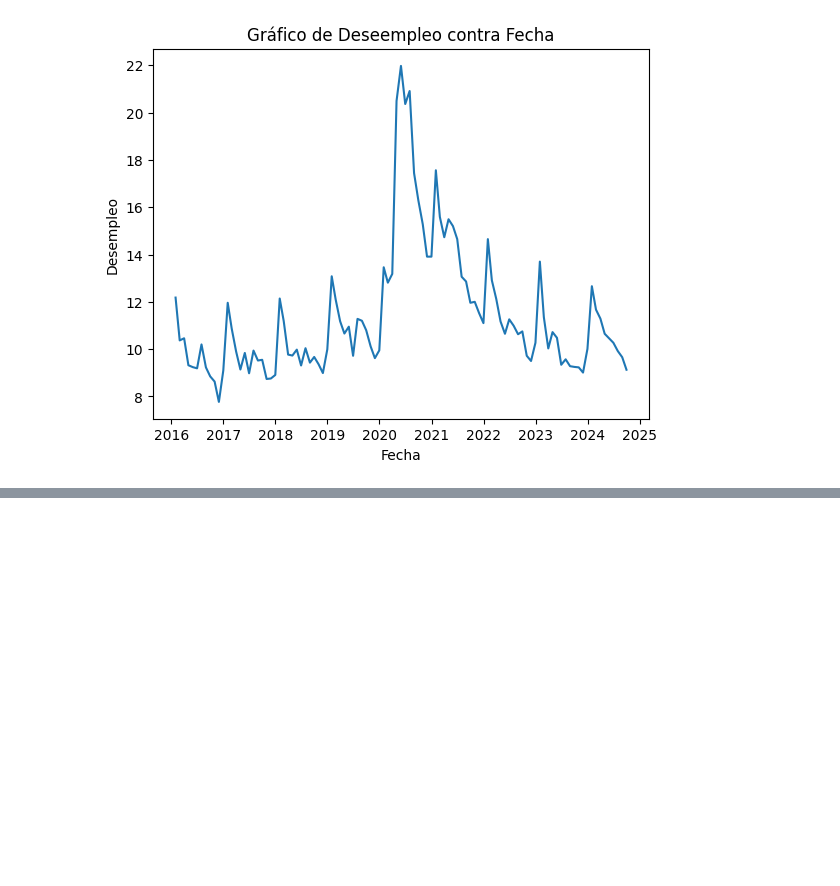
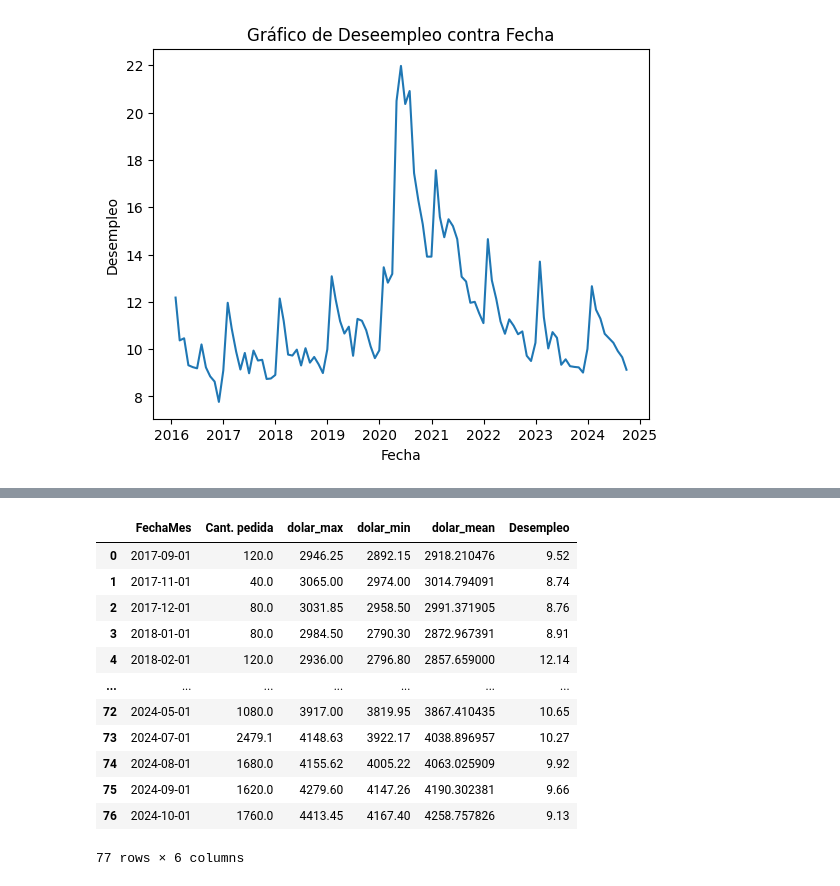
Before and after one commit to jaimereinoso2/SUMIQUIM_PILOTO, a Jupyter notebook: v1/app.ipynb, the cells around one changed output, grey strips where cells are left out. Cells and saved outputs as stored; diff of their text form; code cells hidden in the pictures; blank space fills up the shorter version.

```diff
--- a/v1/app.ipynb
+++ b/v1/app.ipynb
@@ -143,3 +146,8 @@ plt.ylabel('Desempleo')
 plt.show()
 # %% [output]
 [figure]
+# %%
+dfd['FechaMes'] =  dfd['Fecha'].dt.to_period('M').dt.to_timestamp()
+dfd_mes = dfd.groupby('FechaMes').agg({'Dolar':['max','min','mean']}).reset_index()
+dfd_mes.columns = ['FechaMes','dolar_max','dolar_min','dolar_mean']
+dfd_mes
@@ -145,0 +173,3 @@ plt.show()
+# %%
+dfdes['FechaMes'] = (dfdes['FechaMes'] + pd.offsets.MonthBegin(1)).dt.to_period('M').dt.to_timestamp()
+dfdes
@@ -145,0 +190,18 @@ plt.show()
+# %%
+dfTotal = pd.merge(df_mes, dfd_mes, on='FechaMes', how='inner')
+dfTotal = pd.merge(dfTotal, dfdes, on='FechaMes', how='inner')
+dfTotal
+# %% [output]
+|  | FechaMes | Cant. pedida | dolar_max | dolar_min | dolar_mean | Desempleo |
+| 0 | 2017-09-01 | 120.0 | 2946.25 | 2892.15 | 2918.210476 | 9.52 |
+| 1 | 2017-11-01 | 40.0 | 3065.00 | 2974.00 | 3014.794091 | 8.74 |
+| 2 | 2017-12-01 | 80.0 | 3031.85 | 2958.50 | 2991.371905 | 8.76 |
+| 3 | 2018-01-01 | 80.0 | 2984.50 | 2790.30 | 2872.967391 | 8.91 |
+| 4 | 2018-02-01 | 120.0 | 2936.00 | 2796.80 | 2857.659000 | 12.14 |
+| ... | ... | ... | ... | ... | ... | ... |
+| 72 | 2024-05-01 | 1080.0 | 3917.00 | 3819.95 | 3867.410435 | 10.65 |
+| 73 | 2024-07-01 | 2479.1 | 4148.63 | 3922.17 | 4038.896957 | 10.27 |
+| 74 | 2024-08-01 | 1680.0 | 4155.62 | 4005.22 | 4063.025909 | 9.92 |
+| 75 | 2024-09-01 | 1620.0 | 4279.60 | 4147.26 | 4190.302381 | 9.66 |
+| 76 | 2024-10-01 | 1760.0 | 4413.45 | 4167.40 | 4258.757826 | 9.13 |
+77 rows × 6 columns
```
Also changed, not shown: parts of 6 cells of this notebook.
